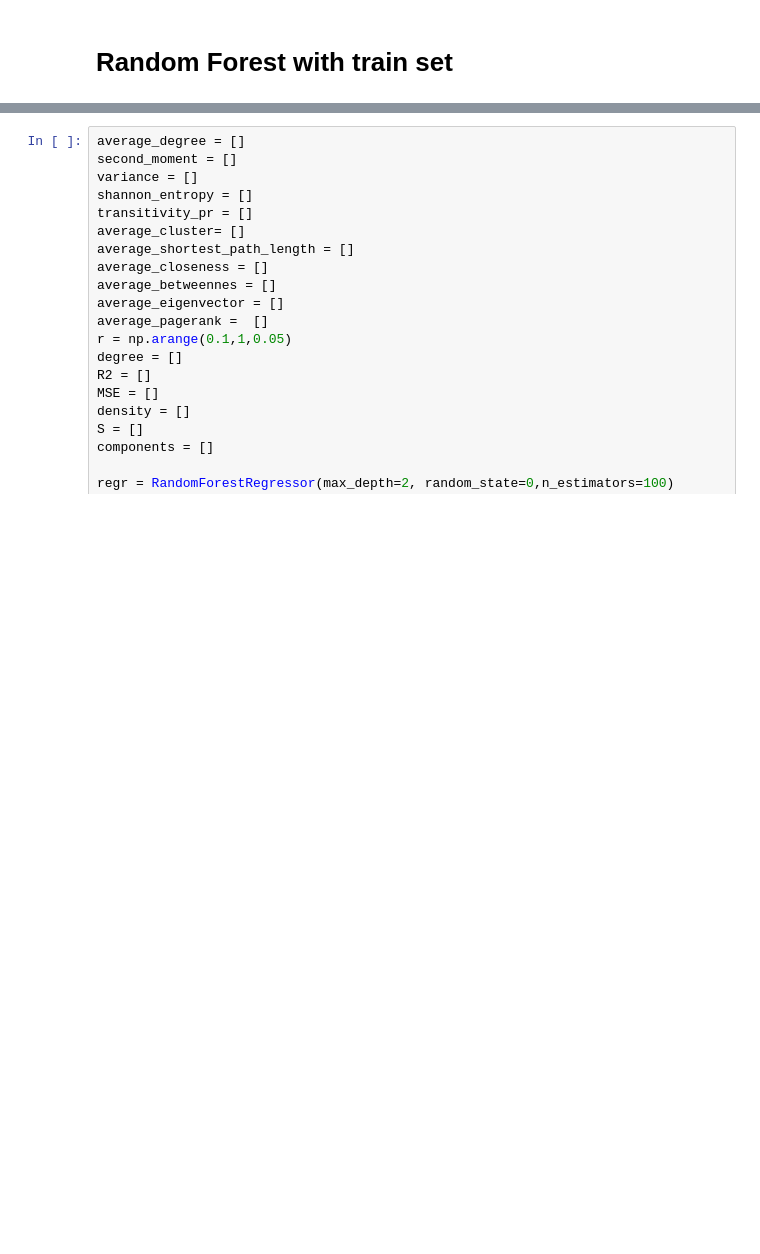
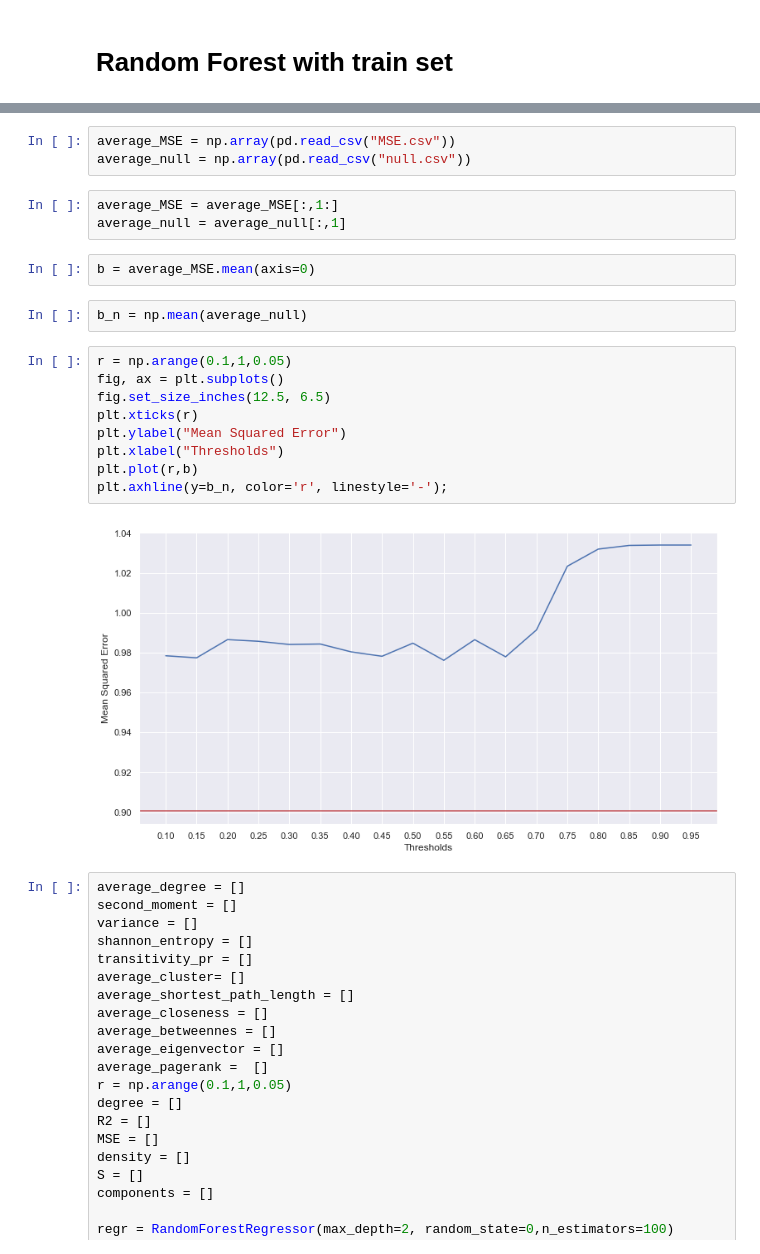
Before and after one commit to alchemist5617/Climate-Network, a Jupyter notebook: Network Predictive Power.ipynb, the cells around one changed output, grey strips where cells are left out. Drawn from its saved outputs; the diff is of its cells as text; blank space fills up the shorter version.

```diff
--- a/Network Predictive Power.ipynb
+++ b/Network Predictive Power.ipynb
@@ -380,3 +300,24 @@ plt.plot(r,average_shortest_path_length);
+# %%
+average_MSE = np.array(pd.read_csv("MSE.csv"))
+average_null = np.array(pd.read_csv("null.csv"))
+# %%
+average_MSE = average_MSE[:,1:]
+average_null = average_null[:,1]
+# %%
+b = average_MSE.mean(axis=0)
+# %%
+b_n = np.mean(average_null)
+# %%
+r = np.arange(0.1,1,0.05)
+fig, ax = plt.subplots()
+fig.set_size_inches(12.5, 6.5)
+plt.xticks(r)
+plt.ylabel("Mean Squared Error")
+plt.xlabel("Thresholds")
+plt.plot(r,b)
+plt.axhline(y=b_n, color='r', linestyle='-');
+# %% [output]
+[figure, added]
 # %%
 average_degree = []
 second_moment = []
```
Also changed, not shown: parts of 41 cells of this notebook.
